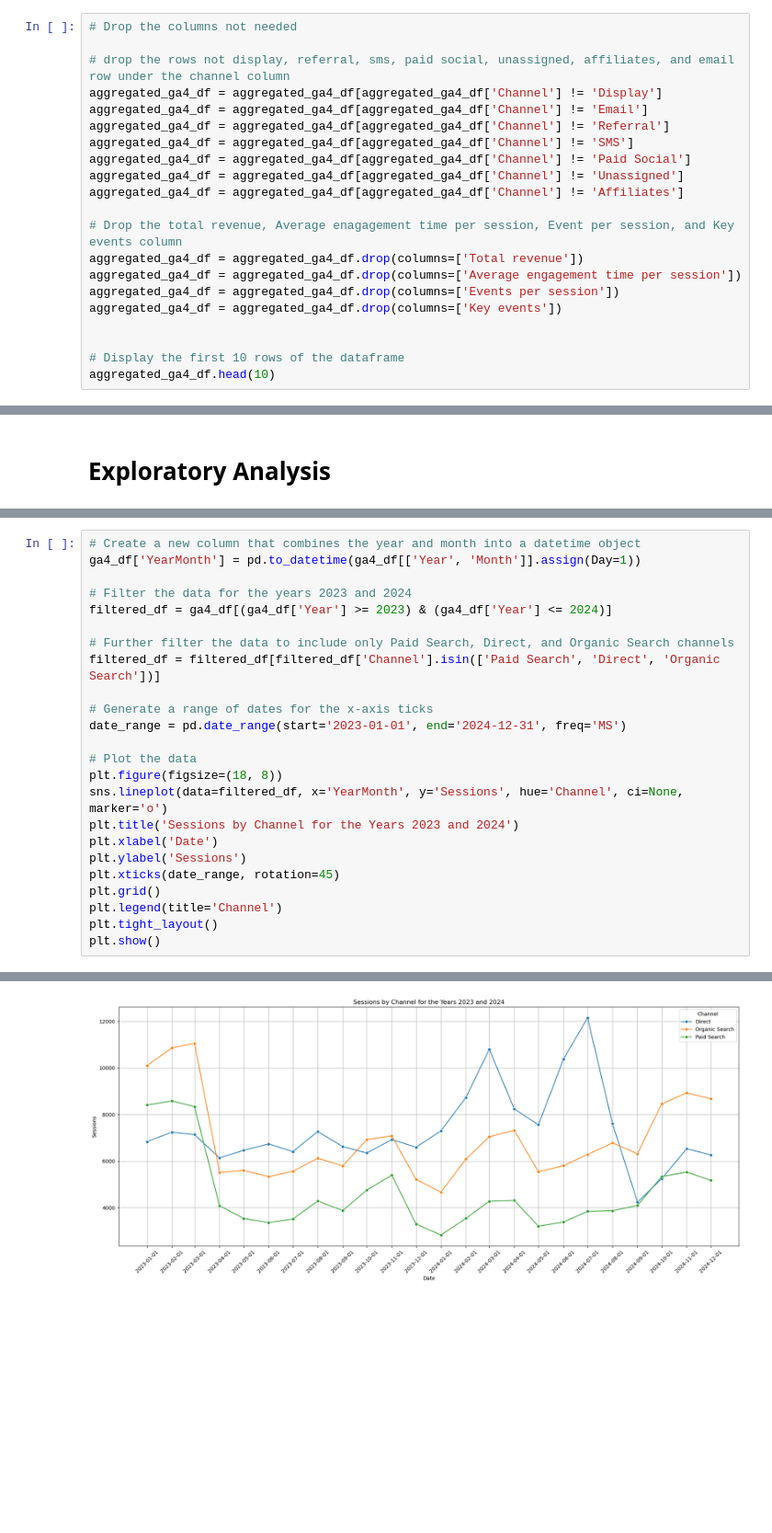
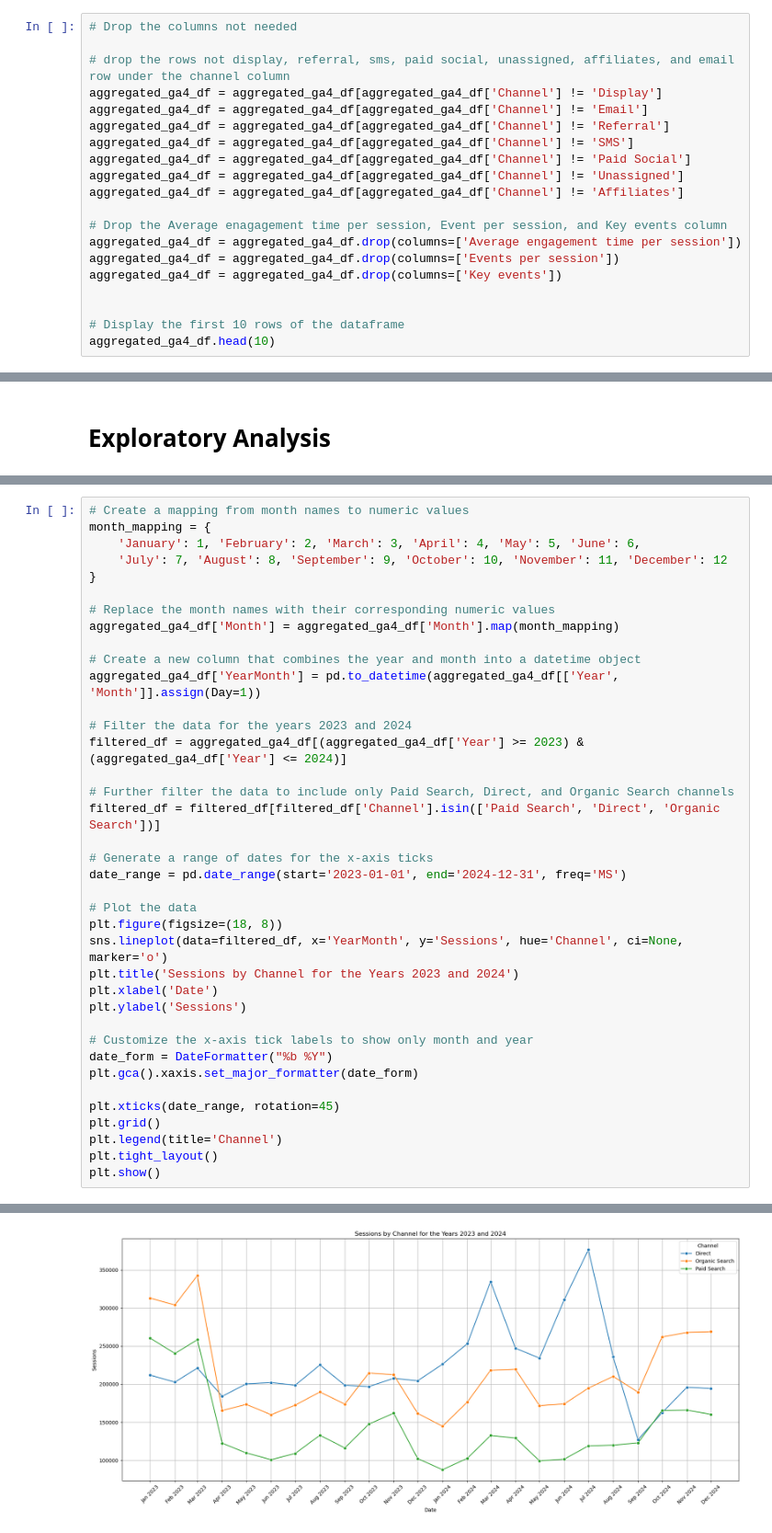
Before and after one commit to AdebolaShelby/ad-impact-analysis, a Jupyter notebook: ad-impact-exploratory-analysis.ipynb, the cells around one changed output, grey strips where cells are left out. Shown at 92% size. Cells and saved outputs as stored; diff of their text form; blank space fills up the shorter version.

```diff
--- a/ad-impact-exploratory-analysis.ipynb
+++ b/ad-impact-exploratory-analysis.ipynb
@@ -358,8 +359,7 @@ aggregated_ga4_df = aggregated_ga4_df[aggregated_ga4_df['Channel'] != 'Paid Soci
 aggregated_ga4_df = aggregated_ga4_df[aggregated_ga4_df['Channel'] != 'Unassigned']
 aggregated_ga4_df = aggregated_ga4_df[aggregated_ga4_df['Channel'] != 'Affiliates']
 
-# Drop the total revenue, Average enagagement time per session, Event per session, and Key events column
-aggregated_ga4_df = aggregated_ga4_df.drop(columns=['Total revenue'])
+# Drop the Average enagagement time per session, Event per session, and Key events column
 aggregated_ga4_df = aggregated_ga4_df.drop(columns=['Average engagement time per session'])
 aggregated_ga4_df = aggregated_ga4_df.drop(columns=['Events per session'])
 aggregated_ga4_df = aggregated_ga4_df.drop(columns=['Key events'])
@@ -466,31 +479,45 @@ plt.show()
 # %% [output]
 [figure]
 # %%
+# Create a mapping from month names to numeric values
+month_mapping = {
+    'January': 1, 'February': 2, 'March': 3, 'April': 4, 'May': 5, 'June': 6,
+    'July': 7, 'August': 8, 'September': 9, 'October': 10, 'November': 11, 'December': 12
+}
+
+# Replace the month names with their corresponding numeric values
+aggregated_ga4_df['Month'] = aggregated_ga4_df['Month'].map(month_mapping)
+
 # Create a new column that combines the year and month into a datetime object
-ga4_df['YearMonth'] = pd.to_datetime(ga4_df[['Year', 'Month']].assign(Day=1))
+aggregated_ga4_df['YearMonth'] = pd.to_datetime(aggregated_ga4_df[['Year', 'Month']].assign(Day=1))
 
 # Filter the data for the years 2023 and 2024
-filtered_df = ga4_df[(ga4_df['Year'] >= 2023) & (ga4_df['Year'] <= 2024)]
+filtered_df = aggregated_ga4_df[(aggregated_ga4_df['Year'] >= 2023) & (aggregated_ga4_df['Year'] <= 2024)]
 
 # Further filter the data to include only Paid Search, Direct, and Organic Search channels
 filtered_df = filtered_df[filtered_df['Channel'].isin(['Paid Search', 'Direct', 'Organic Search'])]
 
 # Generate a range of dates for the x-axis ticks
 date_range = pd.date_range(start='2023-01-01', end='2024-12-31', freq='MS')
 
 # Plot the data
 plt.figure(figsize=(18, 8))
 sns.lineplot(data=filtered_df, x='YearMonth', y='Sessions', hue='Channel', ci=None, marker='o')
 plt.title('Sessions by Channel for the Years 2023 and 2024')
 plt.xlabel('Date')
 plt.ylabel('Sessions')
+
+# Customize the x-axis tick labels to show only month and year
+date_form = DateFormatter("%b %Y")
+plt.gca().xaxis.set_major_formatter(date_form)
+
 plt.xticks(date_range, rotation=45)
 plt.grid()
 plt.legend(title='Channel')
 plt.tight_layout()
 plt.show()
 # %% [output]
 The `ci` parameter is deprecated. Use `errorbar=None` for the same effect.
 
   sns.lineplot(data=filtered_df, x='YearMonth', y='Sessions', hue='Channel', ci=None, marker='o')
-[figure, old version]
+[figure, new version]
```
Also changed, not shown: parts of 8 cells of this notebook, 1 other file.
